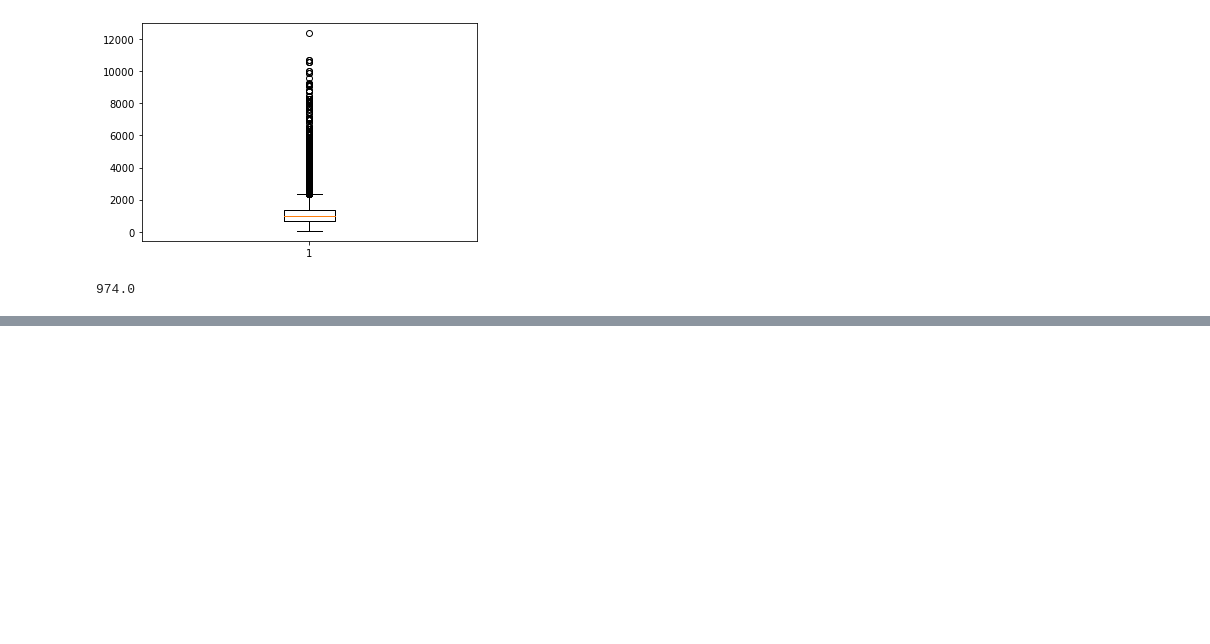
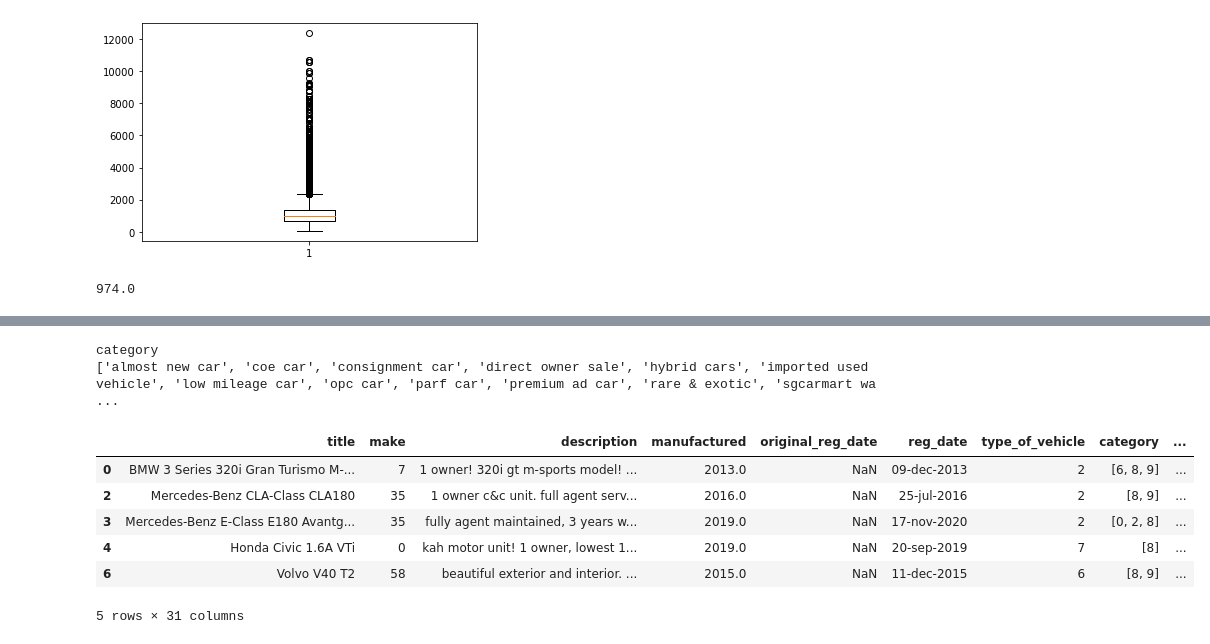
Before and after one commit to WendyBaiYunwei/CS5228-project, a Jupyter notebook: Data-cleaning.ipynb, the cells around one changed output, grey strips where cells are left out. Saved outputs shown, nothing was run; the diff lists cells and outputs as text; code cells hidden in the pictures; blank space fills up the shorter version.

Commit message:
finish cleaning catagorical

```diff
--- a/Data-cleaning.ipynb
+++ b/Data-cleaning.ipynb
@@ -485,3 +443,0 @@ df.head()
-# %%
-# remove extra  attributes and final cleanup
-df = df.drop(columns = ['listing_id', 'title', 'make', 'model', 'description', 'manufactured', 'original_reg_date', 'reg_date', 'type_of_vehicle', 'category', 'transmission', 'curb_weight', 'power', 'fuel_type', 'engine_cap', 'no_of_owners', 'coe', 'road_tax', 'dereg_value', 'mileage', 'omv', 'arf', 'opc_scheme', 'lifespan', 'eco_category', 'features', 'accessories', 'indicative_price'])
@@ -491,0 +478,37 @@ print(df.shape)
+# %%
+#process multi-catagorical data
+def to_multi_cat(x,value_list):
+    c=[]
+    for i,value in enumerate(value_list):
+        if value in x:
+            c.append(i)
+    return c
+
+
+for h in multi_catagorical:
+    print(h)
+    data=list(df[h].fillna('none').unique())
+    #print(data)
+    catagory=set([])
+    for l in data:
+        cat_l=l.strip('-').split(",")
+        for cat in cat_l:
+            if len(cat)!=0:
+                catagory.add(cat.strip(" "))
+    value_list=list(catagory)
+    value_list.sort()
+    print(value_list)
+    df[h]=df[h].apply(to_multi_cat,args=(value_list,))
+# %% [output]
+category
+['almost new car', 'coe car', 'consignment car', 'direct owner sale', 'hybrid cars', 'imported used vehicle', 'low mileage car', 'opc car', 'parf car', 'premium ad car', 'rare & exotic', 'sgcarmart wa ...
+# %%
+df.head()
+# %% [output]
+|  | title | make | description | manufactured | original_reg_date | reg_date | type_of_vehicle | category | ... |
+| 0 | BMW 3 Series 320i Gran Turismo M-... | 7 | 1 owner! 320i gt m-sports model! ... | 2013.0 | NaN | 09-dec-2013 | 2 | [6, 8, 9] | ... |
+| 2 | Mercedes-Benz CLA-Class CLA180 | 35 | 1 owner c&c unit. full agent serv... | 2016.0 | NaN | 25-jul-2016 | 2 | [8, 9] | ... |
+| 3 | Mercedes-Benz E-Class E180 Avantg... | 35 | fully agent maintained, 3 years w... | 2019.0 | NaN | 17-nov-2020 | 2 | [0, 2, 8] | ... |
+| 4 | Honda Civic 1.6A VTi | 0 | kah motor unit! 1 owner, lowest 1... | 2019.0 | NaN | 20-sep-2019 | 7 | [8] | ... |
+| 6 | Volvo V40 T2 | 58 | beautiful exterior and interior. ... | 2015.0 | NaN | 11-dec-2015 | 6 | [8, 9] | ... |
+5 rows × 31 columns
```
Also changed, not shown: parts of 15 cells of this notebook.
